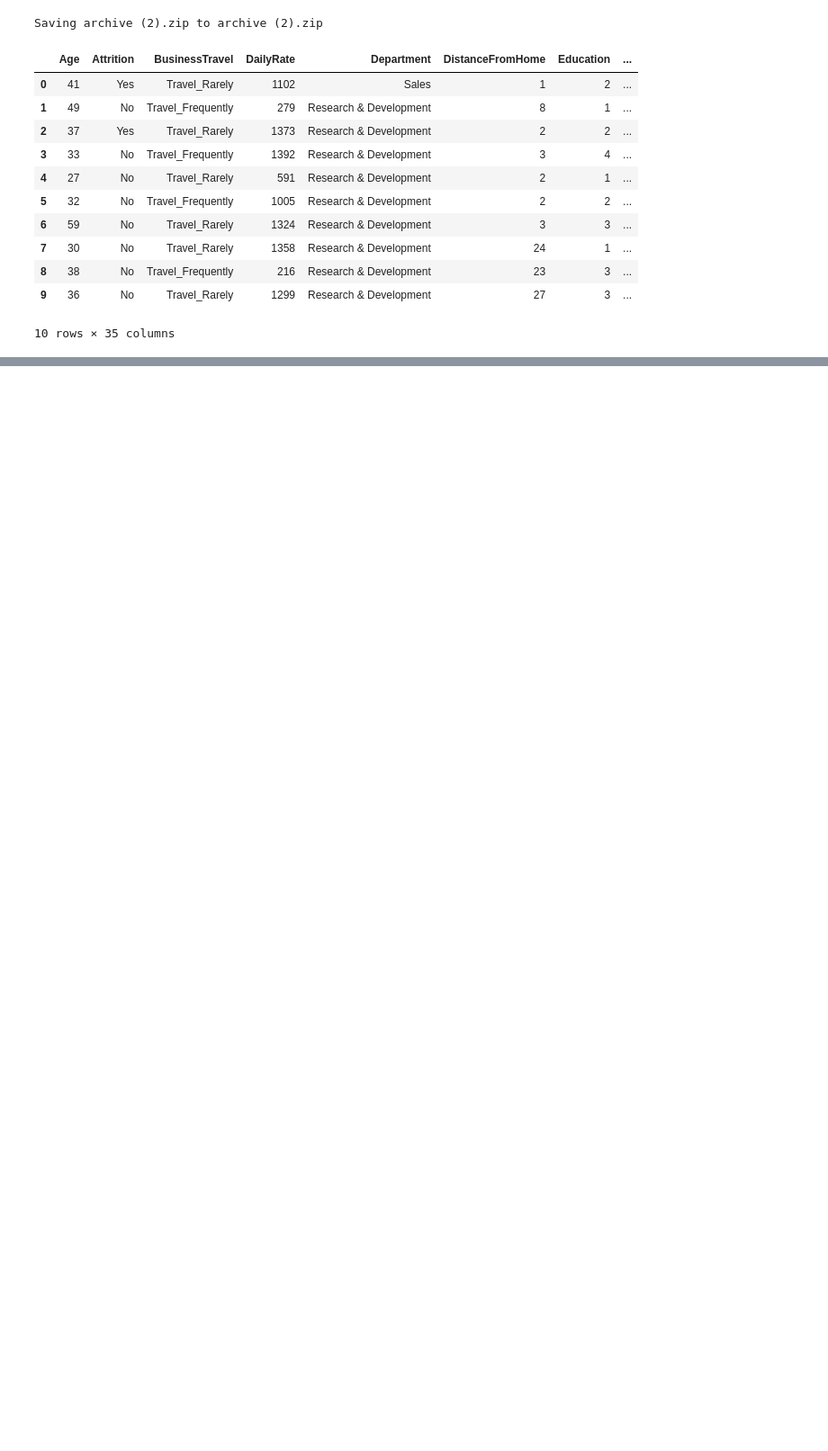
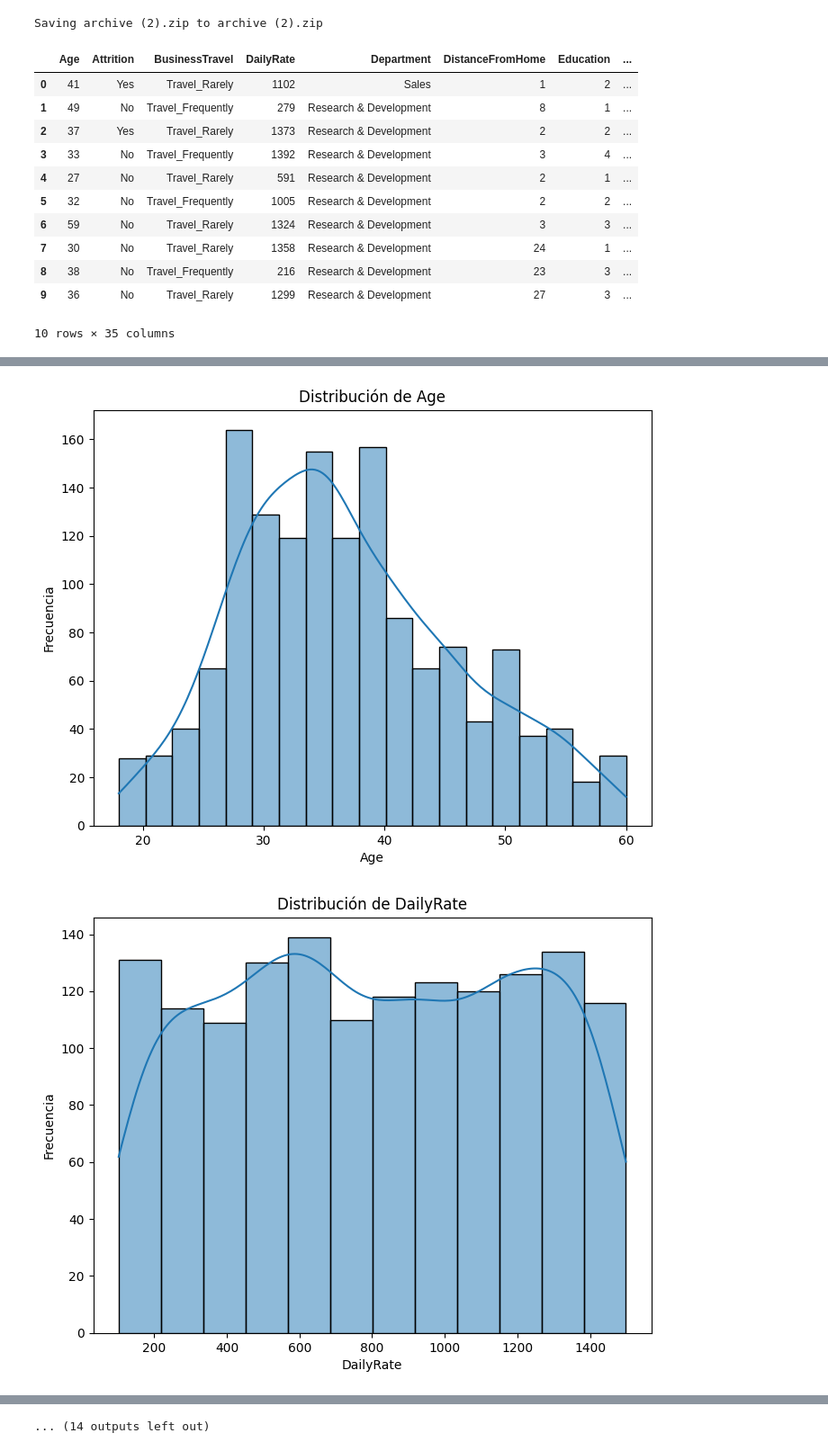
Before and after one commit to glYohanny/evaluacion_1_, a Jupyter notebook: evaluacion.ipynb, the cells around one changed output, grey strips where cells are left out. Shown at 90% size. Cells and saved outputs as stored; diff of their text form; code cells hidden in the pictures; blank space fills up the shorter version.

```diff
--- a/evaluacion.ipynb
+++ b/evaluacion.ipynb
@@ -33,0 +36,8 @@ Saving archive (2).zip to archive (2).zip
+# %%
+# Identificar variables categóricas y numéricas
+categorical_vars = df.select_dtypes(include=['object']).columns.tolist()
+numerical_vars = df.select_dtypes(include=['number']).columns.tolist()
+
+# Imprimir los tipos de variables
+print("Variables Categóricas:", categorical_vars)
+print("Variables Numéricas:", numerical_vars)
@@ -33,0 +47,6 @@ Saving archive (2).zip to archive (2).zip
+# %%
+# Iterar sobre las variables numéricas
+for var in numerical_vars:
+    # 1. Calcular estadísticas descriptivas
+    descriptive_stats = df[var].describe()
+    print(f"Estadísticas Descriptivas para {var}:\n", descriptive_stats,"\n")
@@ -33,0 +71,13 @@ Saving archive (2).zip to archive (2).zip
+# %%
+for var in numerical_vars:
+  # 2. Crear histograma para analizar la distribución
+    plt.figure(figsize=(8, 6))
+    sns.histplot(df[var], kde=True)
+    plt.title(f'Distribución de {var}')
+    plt.xlabel(var)
+    plt.ylabel('Frecuencia')
+    plt.show()
+    print("\n")
+# %% [output]
+[figure, added]
+[figure, added]
@@ -33,0 +94 @@ Saving archive (2).zip to archive (2).zip
+... (14 outputs left out)
```
Also changed, not shown: parts of 7 cells of this notebook.
